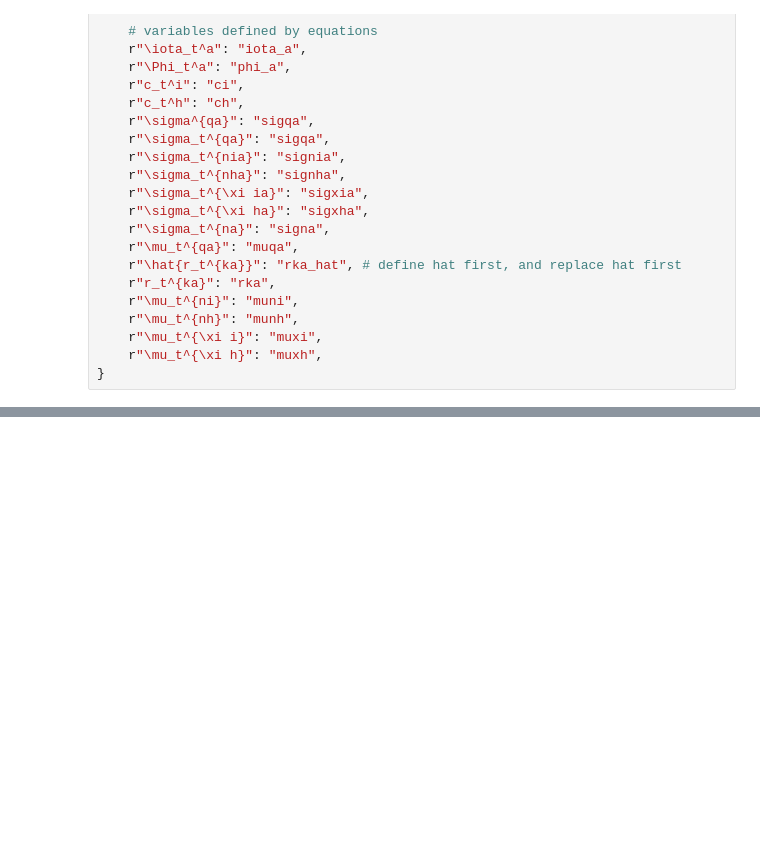
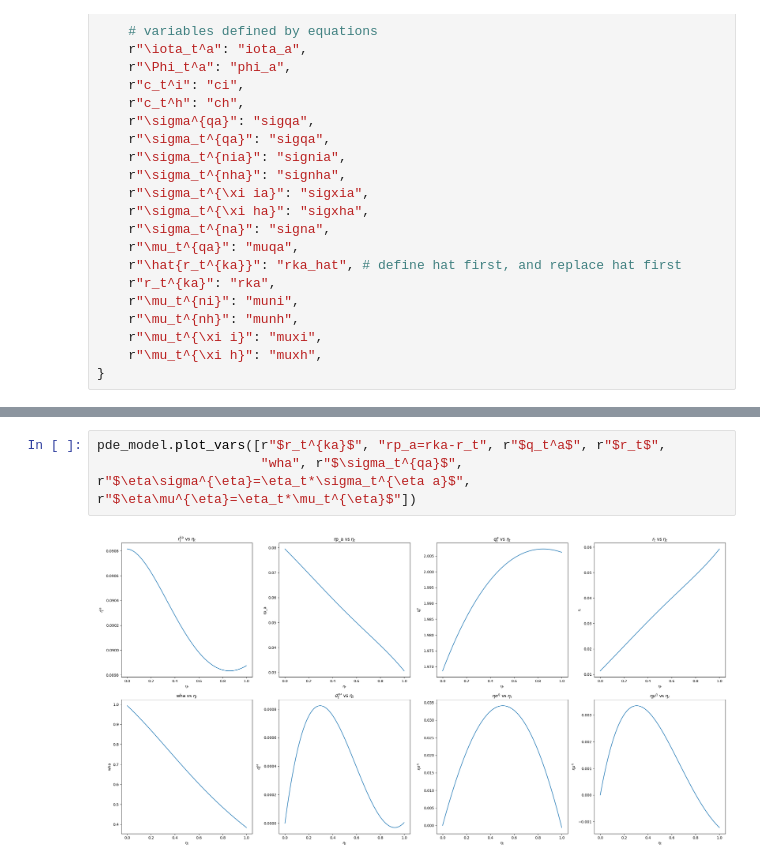
Before and after one commit to rotmanfinhub/deep-macrofin, a Jupyter notebook: examples/macro_problems/problem1.ipynb, the cells around one changed output, grey strips where cells are left out. Drawn from its saved outputs; the diff is of its cells as text; blank space fills up the shorter version.

```diff
--- a/examples/macro_problems/problem1.ipynb
+++ b/examples/macro_problems/problem1.ipynb
@@ -153,0 +158,5 @@ plt.show()
+# %%
+pde_model.plot_vars([r"$r_t^{ka}$", "rp_a=rka-r_t", r"$q_t^a$", r"$r_t$",
+                     "wha", r"$\sigma_t^{qa}$", r"$\eta\sigma^{\eta}=\eta_t*\sigma_t^{\eta a}$", r"$\eta\mu^{\eta}=\eta_t*\mu_t^{\eta}$"])
+# %% [output]
+[figure, added]
```
Also changed, not shown: parts of 6 cells of this notebook, 13 other files.
